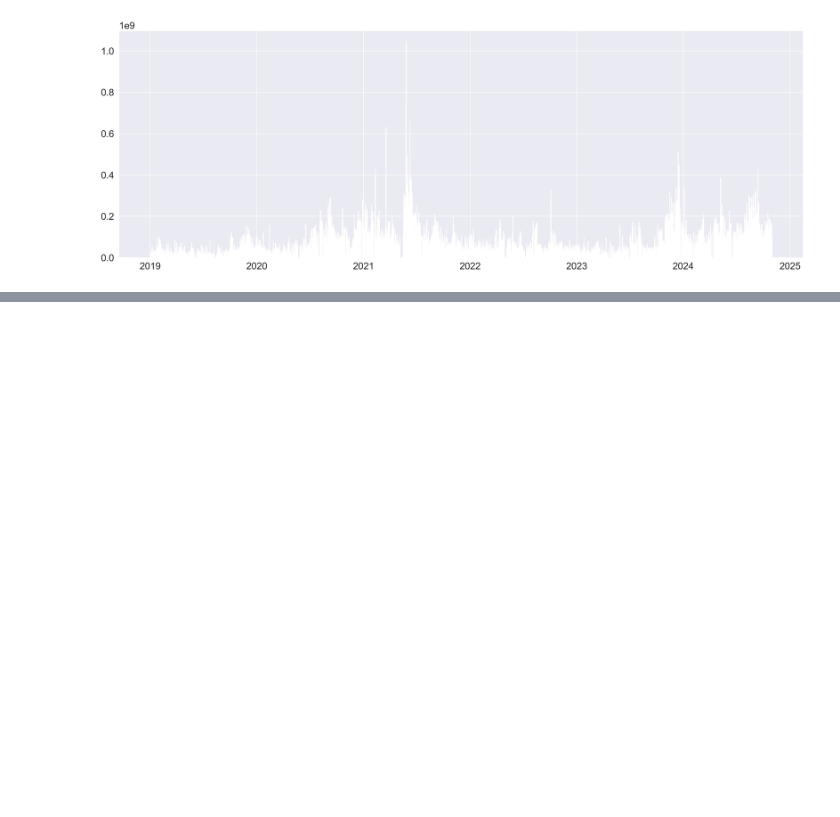
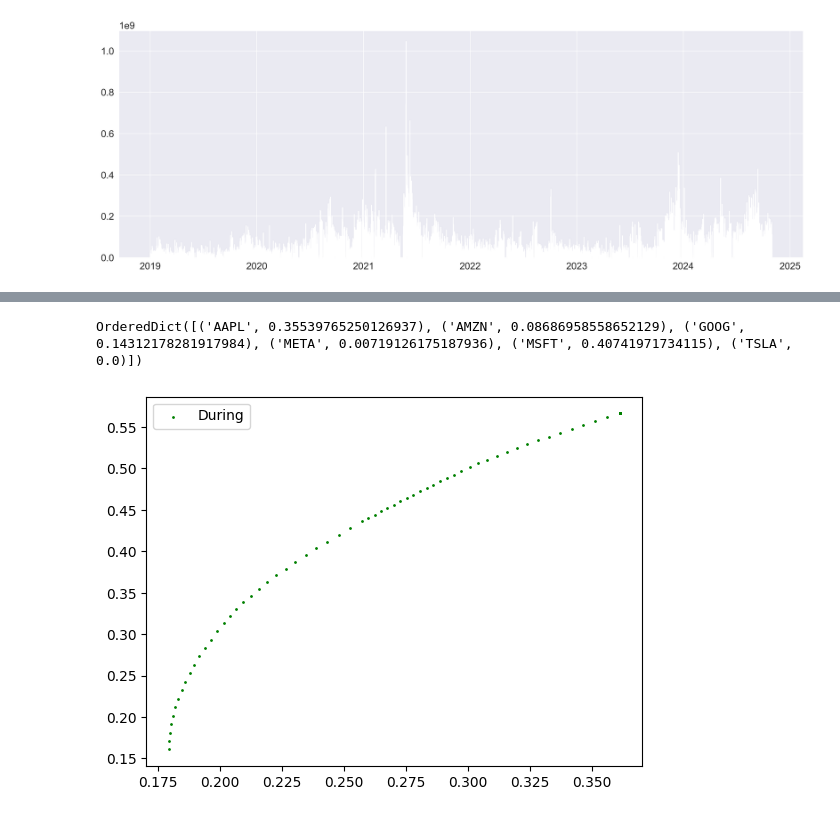
Before and after one commit to raza141/fund_tracker_psx, a Jupyter notebook: main.ipynb, the cells around one changed output, grey strips where cells are left out. Cells and saved outputs as stored; diff of their text form; code cells hidden in the pictures; blank space fills up the shorter version.

```diff
--- a/main.ipynb
+++ b/main.ipynb
@@ -127,0 +281,17 @@ raw_stock_dir = Path(STOCKS_DIR)
+# %%
+# Initialize the Crtical Line Algorithm object
+efficient_portfolio_during = CLA(prices, cs.ledoit_wolf())
+
+# Find the minimum volatility portfolio weights and display them
+print(efficient_portfolio_during.min_volatility())
+
+# Compute the efficient frontier
+(ret, vol, weights) = efficient_portfolio_during.efficient_frontier()
+
+# Add the frontier to the plot showing the 'before' and 'after' frontiers
+plt.scatter(vol, ret, s = 4, c = 'g', marker = '.', label = 'During')
+plt.legend()
+plt.show()
+# %% [output]
+OrderedDict([('AAPL', 0.35539765250126937), ('AMZN', 0.08686958558652129), ('GOOG', 0.14312178281917984), ('META', 0.00719126175187936), ('MSFT', 0.40741971734115), ('TSLA', 0.0)])
+[figure, added]
```
Also changed, not shown: parts of 43 cells of this notebook, 5 other files.
